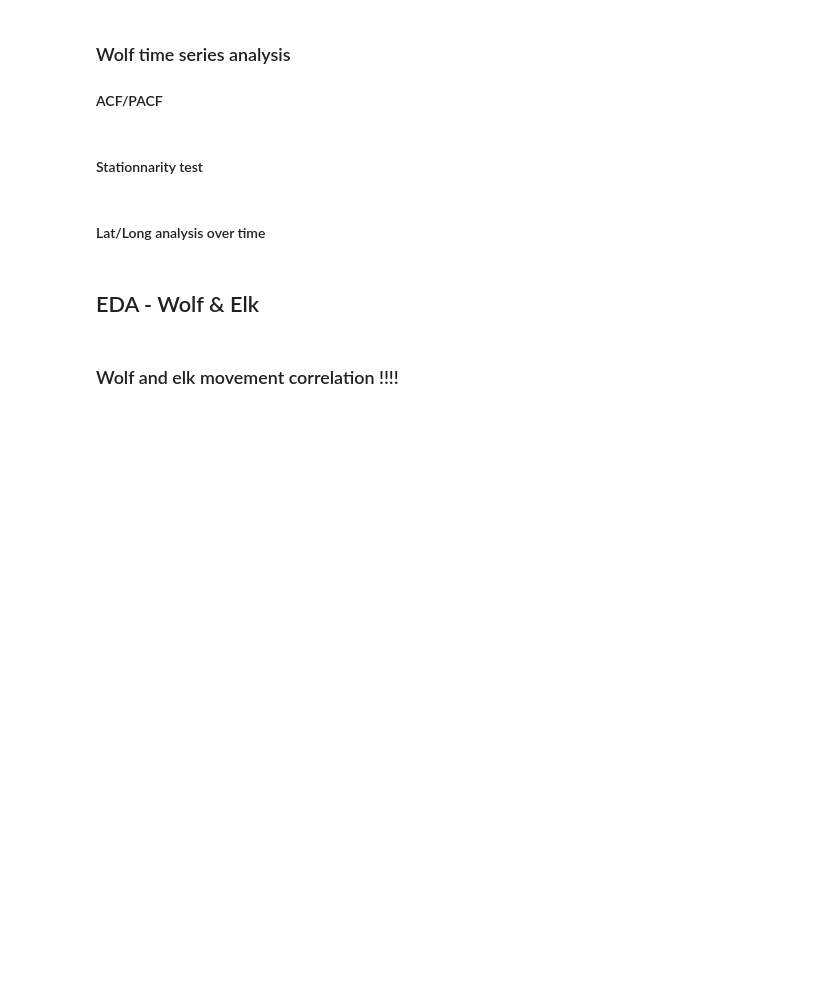
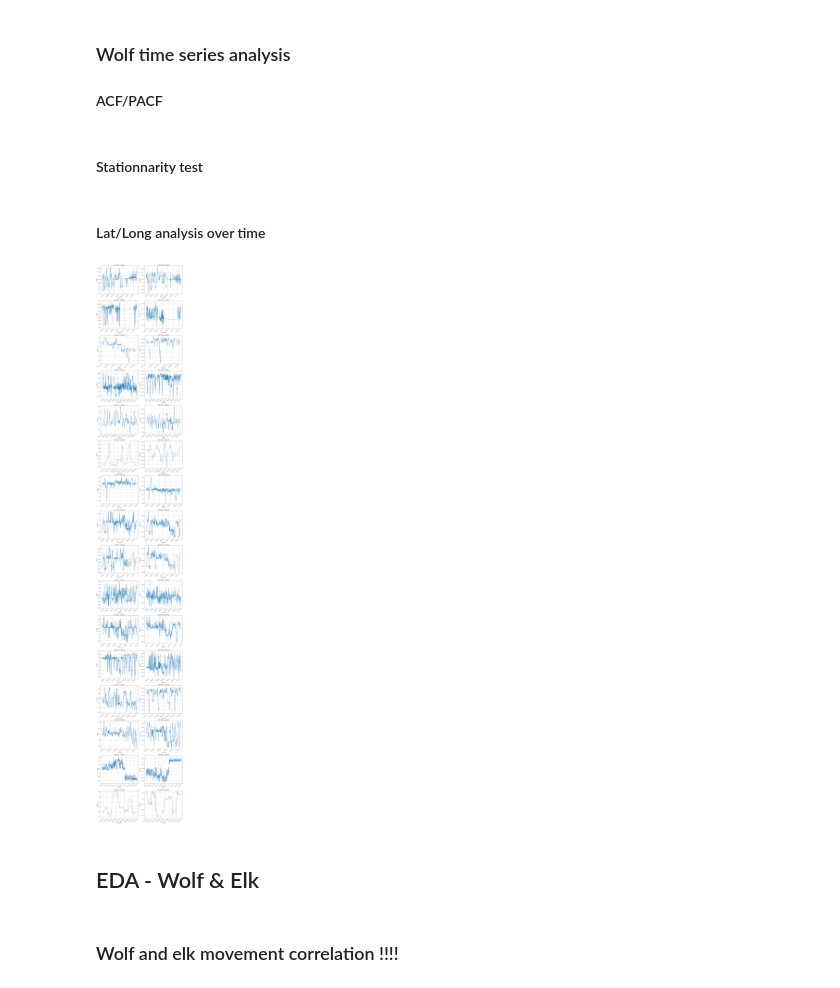
Before and after one commit to robinm98/Spatial_Movement_Analysis, a Jupyter notebook: Code/EDA.ipynb, the cells around one changed output. Saved outputs shown, nothing was run; the diff lists cells and outputs as text; code cells hidden in the pictures; blank space fills up the shorter version.

```diff
--- a/Code/EDA.ipynb
+++ b/Code/EDA.ipynb
@@ -446,6 +451,7 @@ import pandas as pd
 # Load the dataset
 file_path = '../Data/merged_data.csv'
 data = pd.read_csv(file_path)
+data = data[data['animal-type'] == 'Wolf']
 
 # Group by 'Pack name' and aggregate the unique 'individual-id's within each group
 pack_wolves = data.groupby('Pack name')['individual-id'].unique()
@@ -562,6 +613,7 @@ from shapely.geometry import MultiPoint
 # Load the dataset
 file_path = '../Data/merged_data.csv'
 data = pd.read_csv(file_path)
+data = data[data['animal-type'] == 'Wolf']
 
 # Convert the DataFrame to a GeoDataFrame
 gdf = gpd.GeoDataFrame(
@@ -800,32 +850,3 @@ movement_map_wolf
-# %%
-import pandas as pd
-import matplotlib.pyplot as plt
-
-# Load the dataset
-file_path = '../Data/merged_data.csv'
-data = pd.read_csv(file_path)
-
-# Assuming the data has columns 'timestamp', 'individual-id', 'location-lat', 'location-long'
-data['timestamp'] = pd.to_datetime(data['timestamp'])
-data.sort_values(['individual-id', 'timestamp'], inplace=True)
-
-# Plotting
-num_wolves = len(data['individual-id'].unique())
-fig, axes = plt.subplots(nrows=num_wolves, ncols=2, figsize=(15, 6 * num_wolves), squeeze=False)
-
-for idx, (wolf_id, group) in enumerate(data.groupby('individual-id')):
-    group.set_index('timestamp', inplace=True)
-
-    group['location-lat'].plot(ax=axes[idx][0], title=f"Wolf {wolf_id} - Latitude")
-    axes[idx][0].set_ylabel('Latitude')
-    axes[idx][0].grid(True)
-
-    group['location-long'].plot(ax=axes[idx][1], title=f"Wolf {wolf_id} - Longitude")
-    axes[idx][1].set_ylabel('Longitude')
-    axes[idx][1].grid(True)
-
-plt.tight_layout()
-plt.show()
 # %% [markdown]
 ### Wolf time series analysis
 #### ACF/PACF
@@ -837,6 +858,7 @@ from statsmodels.graphics.tsaplots import plot_acf, plot_pacf
 # Load the dataset
 file_path = '../Data/merged_data.csv'
 data = pd.read_csv(file_path)
+data = data[data['animal-type'] == 'Wolf']
 
 # Assuming the data has columns 'timestamp', 'individual-id', 'location-lat', 'location-long'
 data['timestamp'] = pd.to_datetime(data['timestamp'])
@@ -884,32 +906,35 @@ for wolf_id, group in data.groupby('individual-id'):
 # %%
 import pandas as pd
 import matplotlib.pyplot as plt
 
 # Load the dataset
 file_path = '../Data/merged_data.csv'
 data = pd.read_csv(file_path)
+data = data[data['animal-type'] == 'Wolf']
 
 # Assuming the data has columns 'timestamp', 'individual-id', 'location-lat', 'location-long'
 data['timestamp'] = pd.to_datetime(data['timestamp'])
 data.sort_values(['individual-id', 'timestamp'], inplace=True)
 
 # Plotting
 num_wolves = len(data['individual-id'].unique())
 fig, axes = plt.subplots(nrows=num_wolves, ncols=2, figsize=(15, 6 * num_wolves), squeeze=False)
 
 for idx, (wolf_id, group) in enumerate(data.groupby('individual-id')):
     group.set_index('timestamp', inplace=True)
 
     group['location-lat'].plot(ax=axes[idx][0], title=f"Wolf {wolf_id} - Latitude")
     axes[idx][0].set_ylabel('Latitude')
     axes[idx][0].grid(True)
 
     group['location-long'].plot(ax=axes[idx][1], title=f"Wolf {wolf_id} - Longitude")
     axes[idx][1].set_ylabel('Longitude')
     axes[idx][1].grid(True)
 
 plt.tight_layout()
 plt.show()
+# %% [output]
+[figure, added]
 # %% [markdown]
 ## EDA - Wolf & Elk
 # %% [markdown]
```
Also changed, not shown: parts of 7 cells of this notebook, 8 other files.
